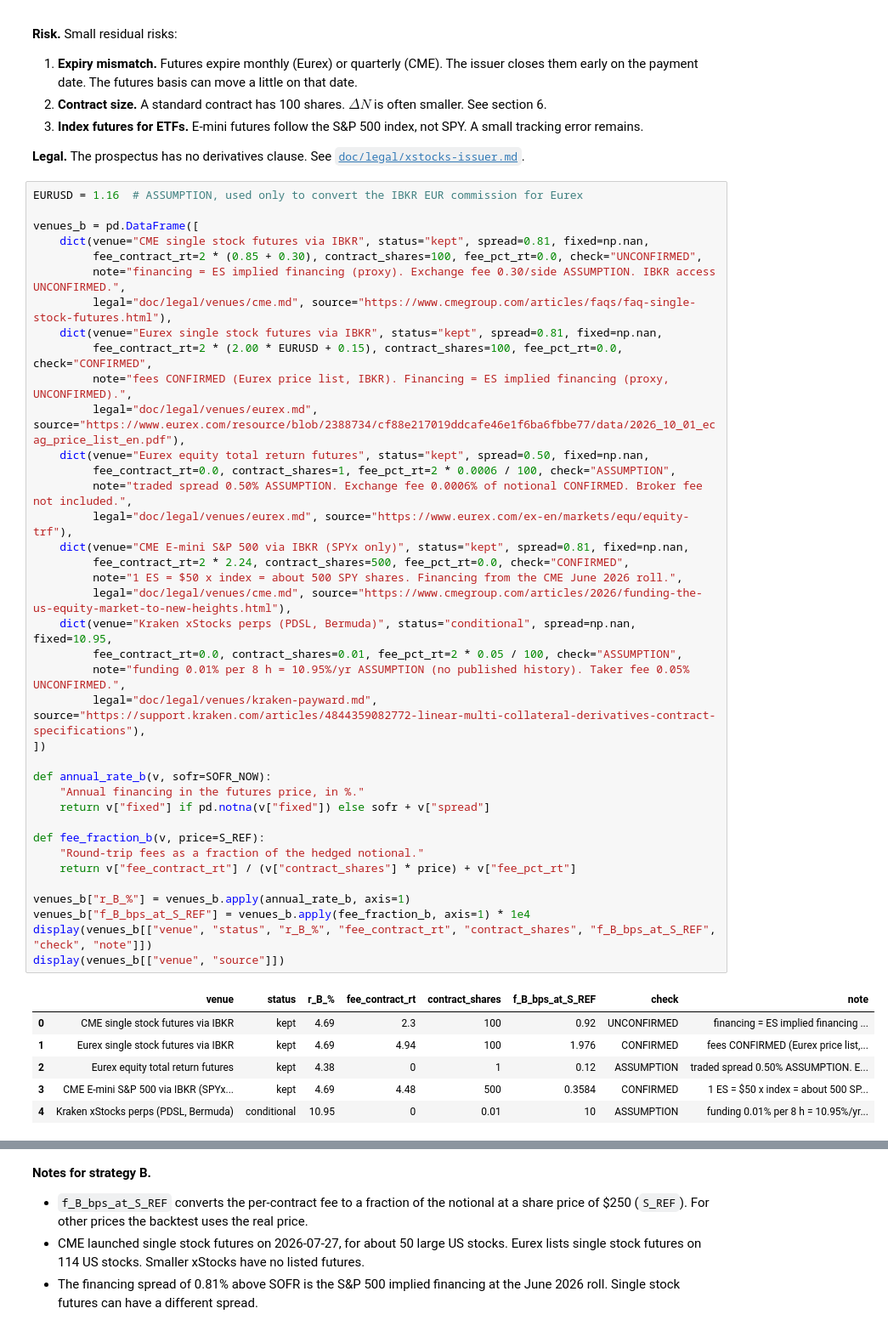
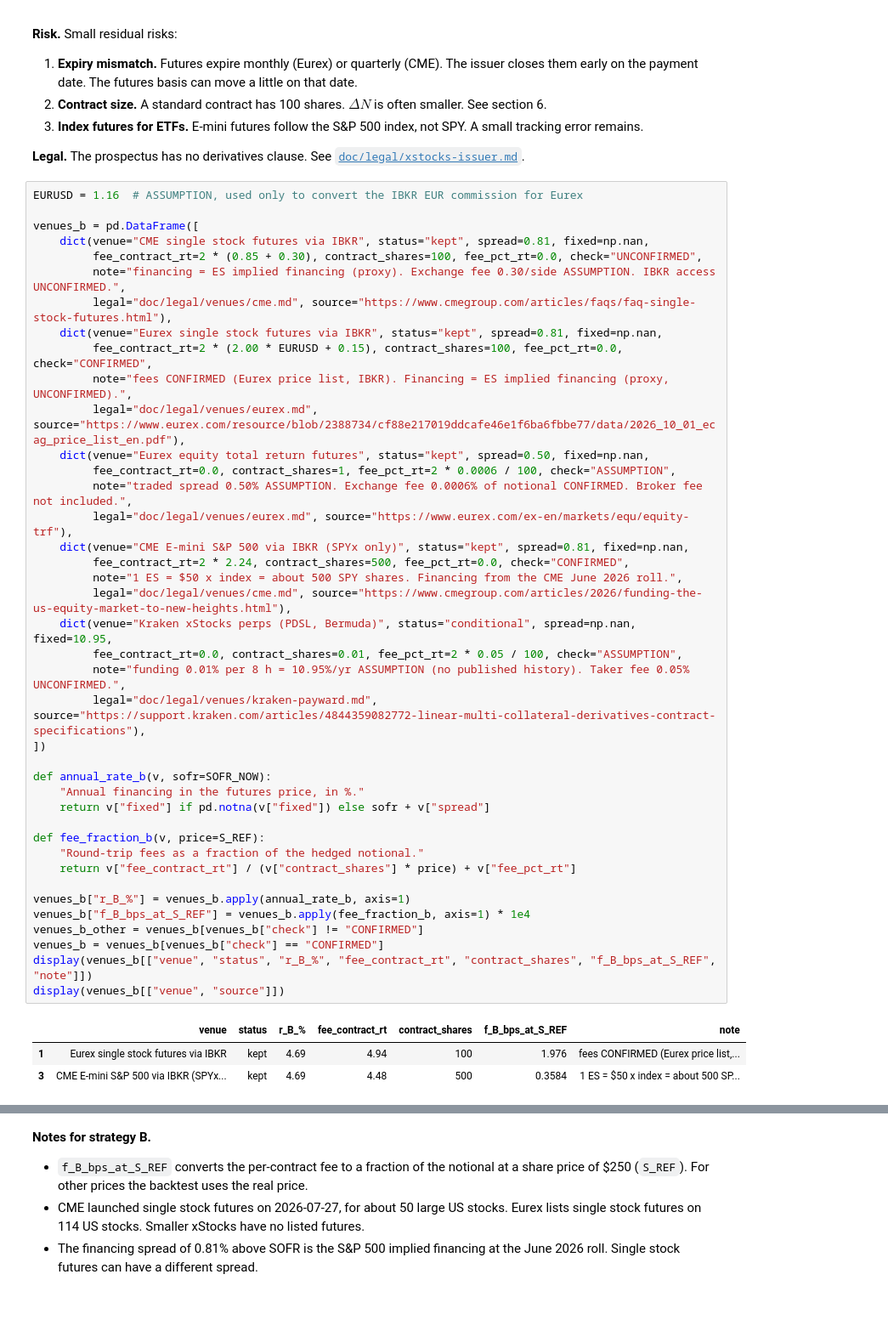
Before and after one commit to Robert29000/xstocks-hedge-research, a Jupyter notebook: hedge_research.ipynb, the cells around one changed output, grey strips where cells are left out. Shown at 85% size. Drawn from its saved outputs; the diff is of its cells as text; blank space fills up the shorter version.

```diff
--- a/hedge_research.ipynb
+++ b/hedge_research.ipynb
@@ -391,38 +396,37 @@ venues_b = pd.DataFrame([
     dict(venue="Eurex single stock futures via IBKR", status="kept", spread=0.81, fixed=np.nan,
          fee_contract_rt=2 * (2.00 * EURUSD + 0.15), contract_shares=100, fee_pct_rt=0.0, check="CONFIRMED",
          note="fees CONFIRMED (Eurex price list, IBKR). Financing = ES implied financing (proxy, UNCONFIRMED).",
          legal="doc/legal/venues/eurex.md", source="https://www.eurex.com/resource/blob/2388734/cf88e217019ddcafe46e1f6ba6fbbe77/data/2026_10_01_ecag_price_list_en.pdf"),
     dict(venue="Eurex equity total return futures", status="kept", spread=0.50, fixed=np.nan,
          fee_contract_rt=0.0, contract_shares=1, fee_pct_rt=2 * 0.0006 / 100, check="ASSUMPTION",
          note="traded spread 0.50% ASSUMPTION. Exchange fee 0.0006% of notional CONFIRMED. Broker fee not included.",
          legal="doc/legal/venues/eurex.md", source="https://www.eurex.com/ex-en/markets/equ/equity-trf"),
     dict(venue="CME E-mini S&P 500 via IBKR (SPYx only)", status="kept", spread=0.81, fixed=np.nan,
          fee_contract_rt=2 * 2.24, contract_shares=500, fee_pct_rt=0.0, check="CONFIRMED",
          note="1 ES = $50 x index = about 500 SPY shares. Financing from the CME June 2026 roll.",
          legal="doc/legal/venues/cme.md", source="https://www.cmegroup.com/articles/2026/funding-the-us-equity-market-to-new-heights.html"),
     dict(venue="Kraken xStocks perps (PDSL, Bermuda)", status="conditional", spread=np.nan, fixed=10.95,
          fee_contract_rt=0.0, contract_shares=0.01, fee_pct_rt=2 * 0.05 / 100, check="ASSUMPTION",
          note="funding 0.01% per 8 h = 10.95%/yr ASSUMPTION (no published history). Taker fee 0.05% UNCONFIRMED.",
          legal="doc/legal/venues/kraken-payward.md", source="https://support.kraken.com/articles/4844359082772-linear-multi-collateral-derivatives-contract-specifications"),
 ])
 
 def annual_rate_b(v, sofr=SOFR_NOW):
     "Annual financing in the futures price, in %."
     return v["fixed"] if pd.notna(v["fixed"]) else sofr + v["spread"]
 
 def fee_fraction_b(v, price=S_REF):
     "Round-trip fees as a fraction of the hedged notional."
     return v["fee_contract_rt"] / (v["contract_shares"] * price) + v["fee_pct_rt"]
 
 venues_b["r_B_%"] = venues_b.apply(annual_rate_b, axis=1)
 venues_b["f_B_bps_at_S_REF"] = venues_b.apply(fee_fraction_b, axis=1) * 1e4
-display(venues_b[["venue", "status", "r_B_%", "fee_contract_rt", "contract_shares", "f_B_bps_at_S_REF", "check", "note"]])
+venues_b_other = venues_b[venues_b["check"] != "CONFIRMED"]
+venues_b = venues_b[venues_b["check"] == "CONFIRMED"]
+display(venues_b[["venue", "status", "r_B_%", "fee_contract_rt", "contract_shares", "f_B_bps_at_S_REF", "note"]])
 display(venues_b[["venue", "source"]])
 # %% [output]
-|  | venue | status | r_B_% | fee_contract_rt | contract_shares | f_B_bps_at_S_REF | check | note |
-| 0 | CME single stock futures via IBKR | kept | 4.69 | 2.3 | 100 | 0.92 | UNCONFIRMED | financing = ES implied financing ... |
-| 1 | Eurex single stock futures via IBKR | kept | 4.69 | 4.94 | 100 | 1.976 | CONFIRMED | fees CONFIRMED (Eurex price list,... |
-| 2 | Eurex equity total return futures | kept | 4.38 | 0 | 1 | 0.12 | ASSUMPTION | traded spread 0.50% ASSUMPTION. E... |
-| 3 | CME E-mini S&P 500 via IBKR (SPYx... | kept | 4.69 | 4.48 | 500 | 0.3584 | CONFIRMED | 1 ES = $50 x index = about 500 SP... |
-| 4 | Kraken xStocks perps (PDSL, Bermuda) | conditional | 10.95 | 0 | 0.01 | 10 | ASSUMPTION | funding 0.01% per 8 h = 10.95%/yr... |
+|  | venue | status | r_B_% | fee_contract_rt | contract_shares | f_B_bps_at_S_REF | note |
+| 1 | Eurex single stock futures via IBKR | kept | 4.69 | 4.94 | 100 | 1.976 | fees CONFIRMED (Eurex price list,... |
+| 3 | CME E-mini S&P 500 via IBKR (SPYx... | kept | 4.69 | 4.48 | 500 | 0.3584 | 1 ES = $50 x index = about 500 SP... |
 |  | venue | source |
```
Also changed, not shown: parts of 13 cells of this notebook, 1 other file.
